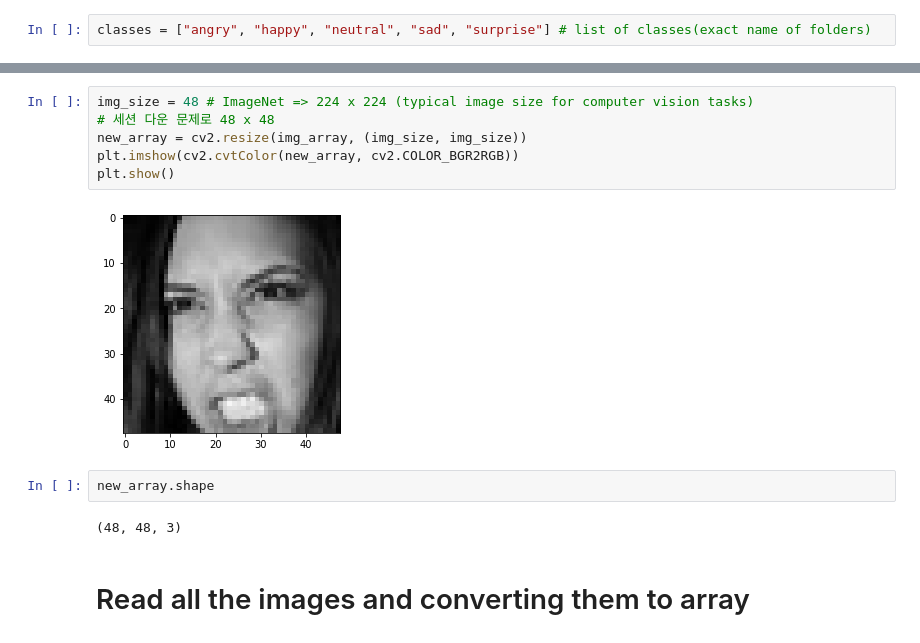
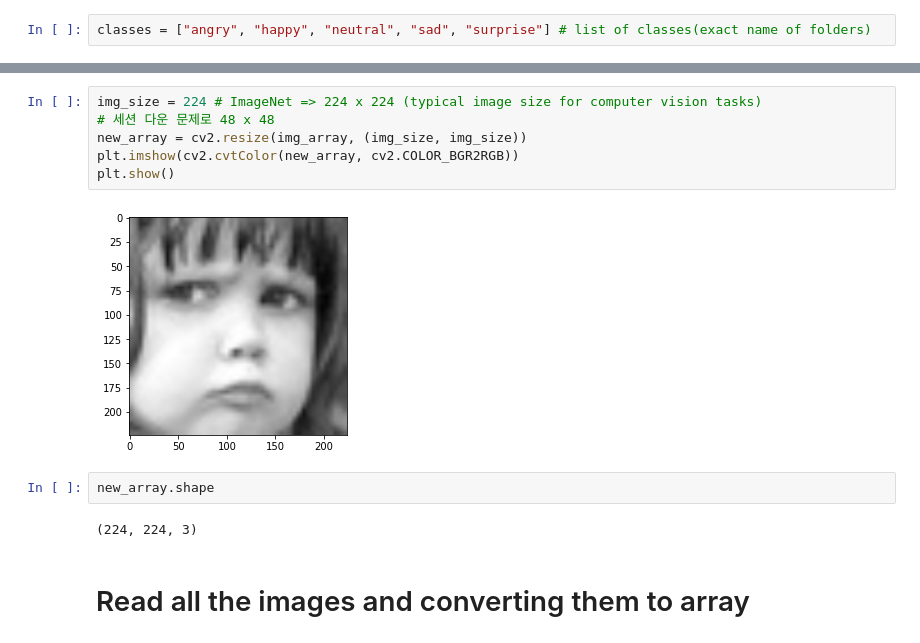
Before and after one commit to sarah2234/CBNU_ArtificialIntelligence, a Jupyter notebook: EmotionRecognition.ipynb, the cells around one changed output, grey strips where cells are left out. Drawn from its saved outputs; the diff is of its cells as text.

```diff
--- a/EmotionRecognition.ipynb
+++ b/EmotionRecognition.ipynb
@@ -50,15 +50,15 @@ for category in classes:
 # %%
-img_size = 48 # ImageNet => 224 x 224 (typical image size for computer vision tasks)
+img_size = 224 # ImageNet => 224 x 224 (typical image size for computer vision tasks)
 # 세션 다운 문제로 48 x 48
 new_array = cv2.resize(img_array, (img_size, img_size))
 plt.imshow(cv2.cvtColor(new_array, cv2.COLOR_BGR2RGB))
 plt.show()
 # %% [output]
-[figure, old version]
+[figure, new version]
 # %%
 new_array.shape
 # %% [output]
-(48, 48, 3)
+(224, 224, 3)
 # %% [markdown]
 # Read all the images and converting them to array
 # %%
```
Also changed, not shown: parts of 15 cells of this notebook.
